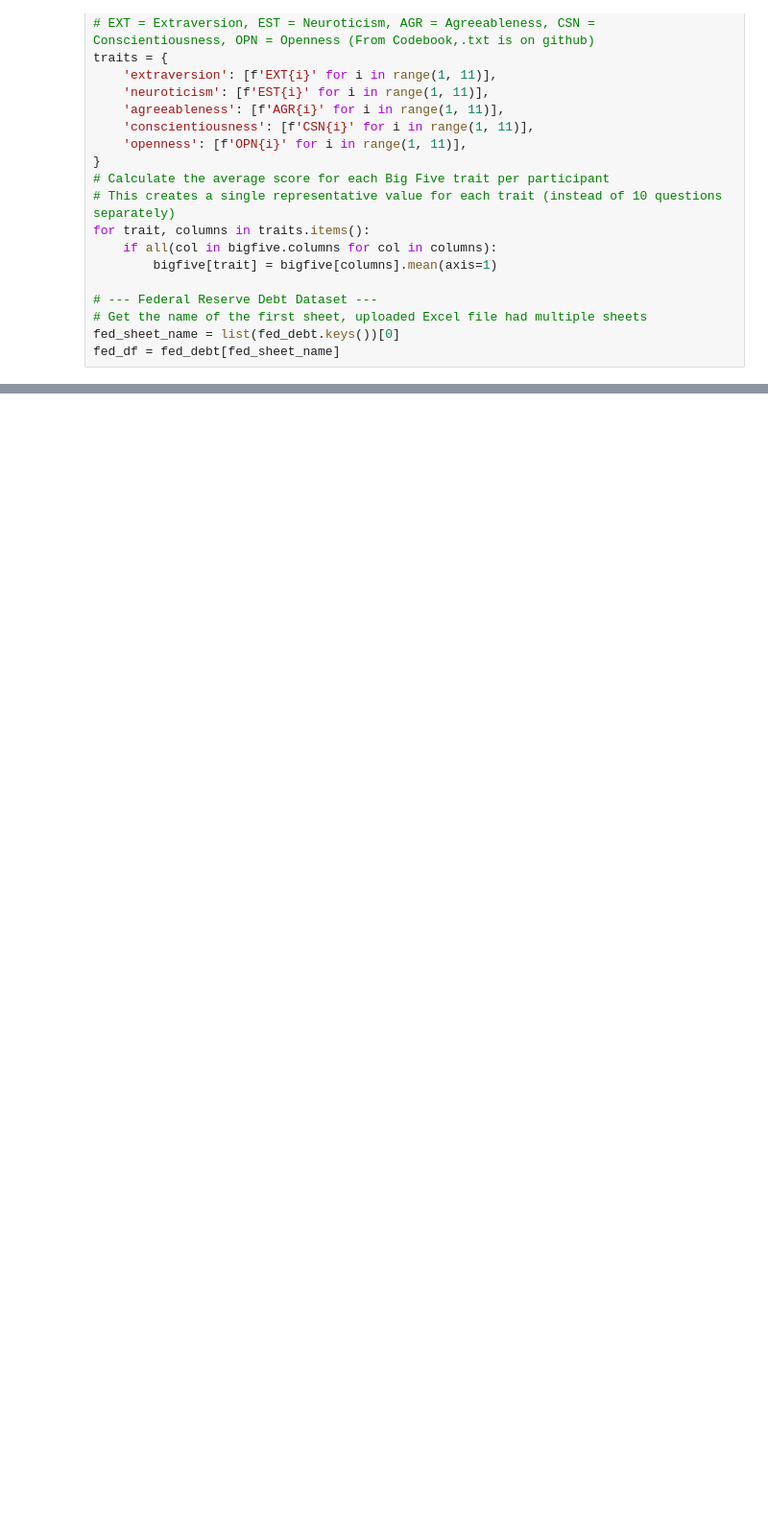
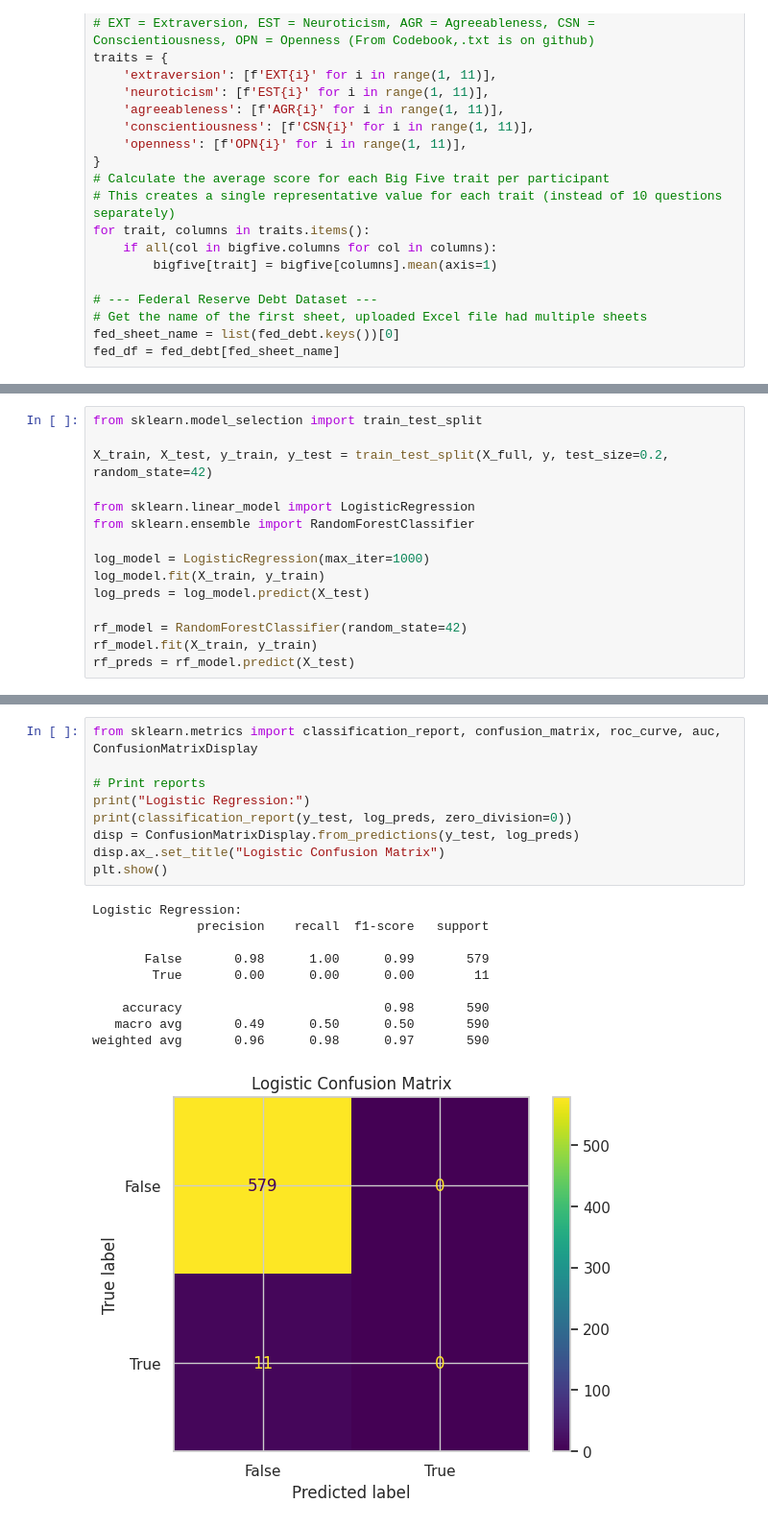
Before and after one commit to BoraYldz/DSA210-Project, a Jupyter notebook: DSA210Project.ipynb, the cells around one changed output, grey strips where cells are left out. Shown at 96% size. Drawn from its saved outputs; the diff is of its cells as text; blank space fills up the shorter version.

```diff
--- a/DSA210Project.ipynb
+++ b/DSA210Project.ipynb
@@ -154,0 +276,15 @@ These insights suggest meaningful connections between personality, behavior, and
+# %%
+from sklearn.model_selection import train_test_split
+
+X_train, X_test, y_train, y_test = train_test_split(X_full, y, test_size=0.2, random_state=42)
+
+from sklearn.linear_model import LogisticRegression
+from sklearn.ensemble import RandomForestClassifier
+
+log_model = LogisticRegression(max_iter=1000)
+log_model.fit(X_train, y_train)
+log_preds = log_model.predict(X_test)
+
+rf_model = RandomForestClassifier(random_state=42)
+rf_model.fit(X_train, y_train)
+rf_preds = rf_model.predict(X_test)
@@ -154,0 +306,20 @@ These insights suggest meaningful connections between personality, behavior, and
+# %%
+from sklearn.metrics import classification_report, confusion_matrix, roc_curve, auc, ConfusionMatrixDisplay
+
+# Print reports
+print("Logistic Regression:")
+print(classification_report(y_test, log_preds, zero_division=0))
+disp = ConfusionMatrixDisplay.from_predictions(y_test, log_preds)
+disp.ax_.set_title("Logistic Confusion Matrix")
+plt.show()
+# %% [output]
+Logistic Regression:
+              precision    recall  f1-score   support
+
+       False       0.98      1.00      0.99       579
+        True       0.00      0.00      0.00        11
+
+    accuracy                           0.98       590
+   macro avg       0.49      0.50      0.50       590
+weighted avg       0.96      0.98      0.97       590
+[figure, added]
```
Also changed, not shown: parts of 24 cells of this notebook.
